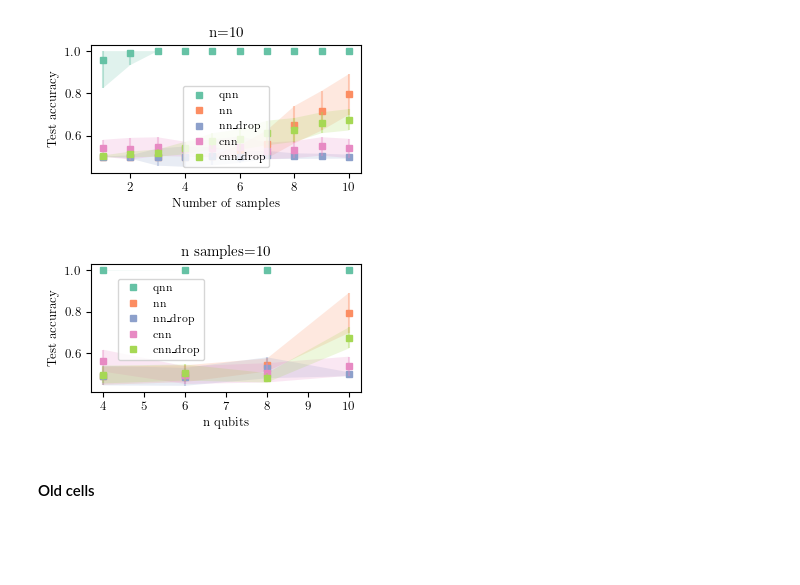
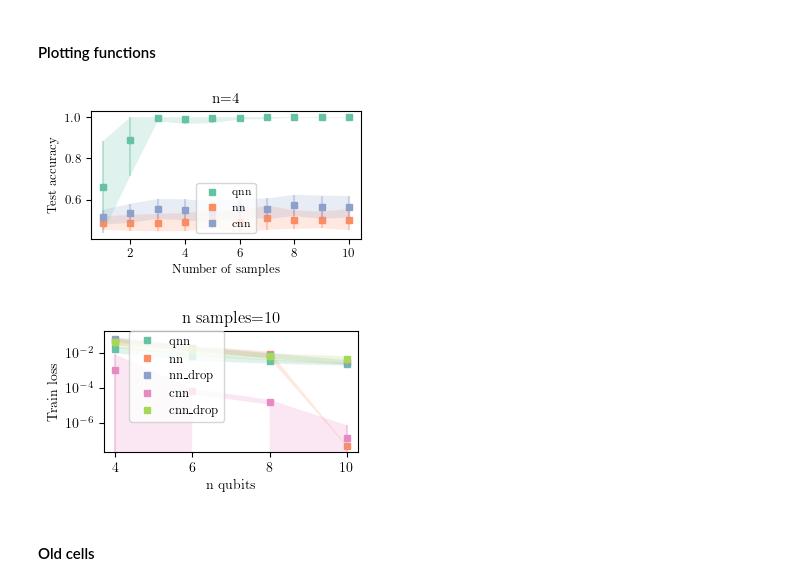
Before and after one commit to Qu-DOS/QuantumPrimer.jl, a Jupyter notebook: notebooks/plot_forrelation_paper.ipynb, the cells around one changed output. Cells and saved outputs as stored; diff of their text form; code cells hidden in the pictures; blank space fills up the shorter version.

Commit message:
Update latest plots Forrelation paper

```diff
--- a/notebooks/plot_forrelation_paper.ipynb
+++ b/notebooks/plot_forrelation_paper.ipynb
@@ -116,3 +454,5 @@ cols = [col1, col2, col3, col4, col5]
+# %% [markdown]
+#### Plotting functions
 # %%
 # Columns: train loss (mean, std), 0, 1
 #          test loss (mean, std), 2, 3
@@ -172,9 +512,9 @@ def plot_data(names, n, idx):
     #         plt.savefig(f'../data/paper_testaccVSsamples_n{n}.pdf')
 
 # Call the function with the desired string
-plot_data(['qnn', 'nn', 'nn_drop', 'cnn', 'cnn_drop'], '10', 6)
+plot_data(['qnn', 'nn', 'cnn'], '4', 6)
 # %% [output]
-[figure, old version]
+[figure, new version]
 # %%
 # Columns: train loss (mean, std), 0, 1
 #          test loss (mean, std), 2, 3
@@ -214,35 +554,35 @@ def plot_data(names, n_vec, n_samples, idx):
             ax.set_ylabel('Train loss')
         case 2:
             ax.set_ylabel('Test loss')
         case 4:
             ax.set_ylabel('Train accuracy')
         case 6:
             ax.set_ylabel('Test accuracy')
 
     ax.set_title(f'n samples={n_samples}')
     # ax.legend(fontsize='small', loc='center', frameon=False)
     # ax.legend(loc='center')
     ax.legend(loc=[0.1, 0.25])
 
     if idx == 0 or idx == 2:
         ax.set_yscale('log')
 
     plt.tight_layout()
 
     # match idx:
     #     case 0:
     #         plt.savefig(f'../data/paper_trainlossVSn_nsamples{n_samples}.pdf')
     #     case 2:
     #         plt.savefig(f'../data/paper_testlossVSn_nsamples{n_samples}.pdf')
     #     case 4:
     #         plt.savefig(f'../data/paper_trainaccVSn_nsamples{n_samples}.pdf')
     #     case 6:
     #         plt.savefig(f'../data/paper_testaccVSn_nsamples{n_samples}.pdf')
 
 # Call the function with the desired string
-plot_data(['qnn', 'nn', 'nn_drop', 'cnn', 'cnn_drop'], [4, 6, 8, 10], 10, 6)
+plot_data(['qnn', 'nn', 'nn_drop', 'cnn', 'cnn_drop'], [4, 6, 8, 10], 10, 0)
 # %% [output]
-[figure, old version]
+[figure, new version]
 # %% [markdown]
 #### Old cells
 # %%
```
Also changed, not shown: parts of 8 cells of this notebook.
